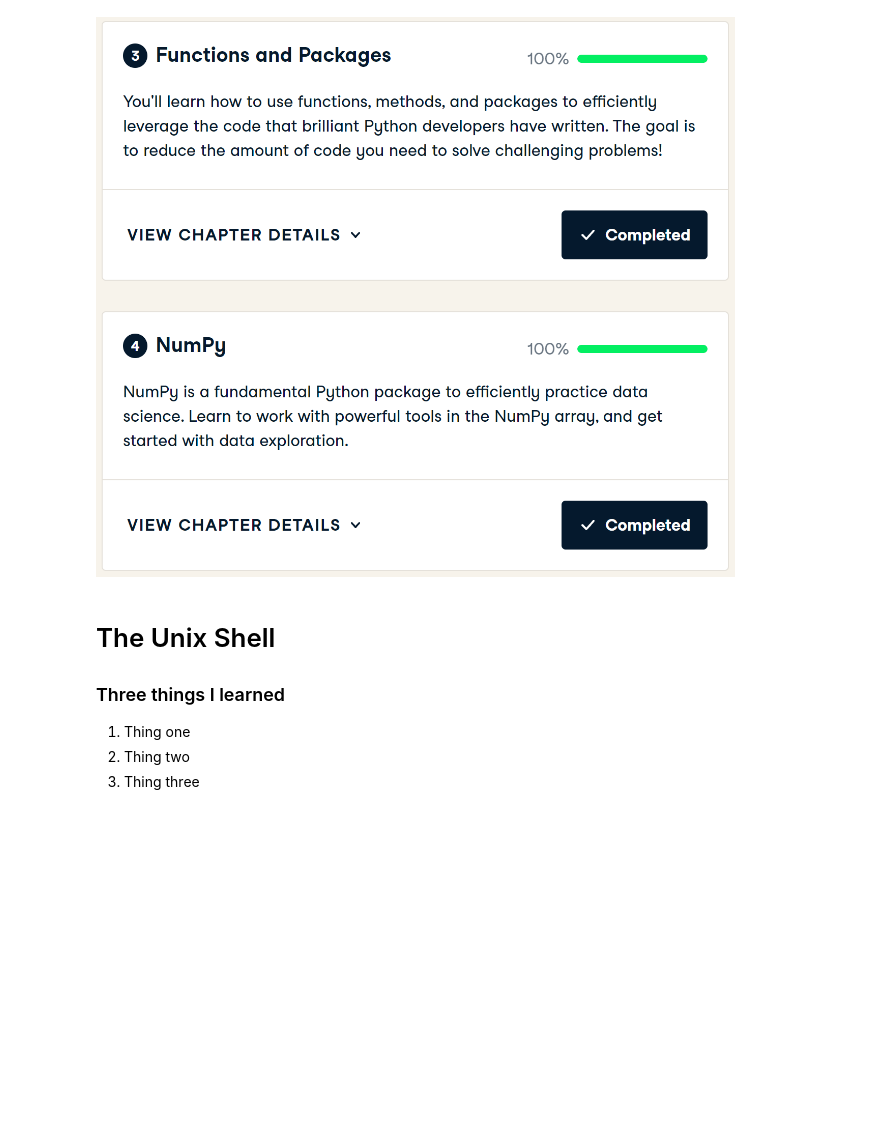
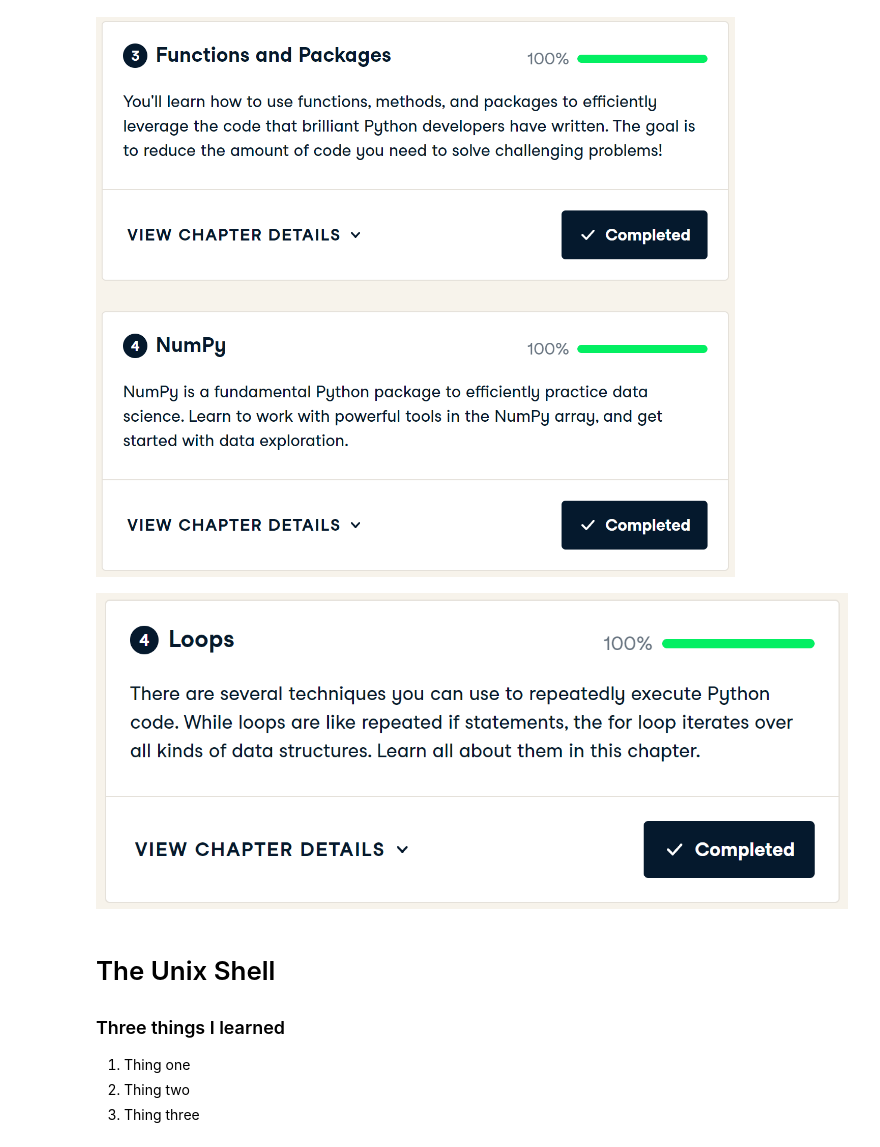
Before and after one commit to artolon/HW3-Numpy-Intro, a Jupyter notebook: week_03_homework_AT.ipynb, the cells around one changed output. Saved outputs shown, nothing was run; the diff lists cells and outputs as text; code cells hidden in the pictures; blank space fills up the shorter version.

Commit message:
Updated with Loops screenshot

```diff
--- a/week_03_homework_AT.ipynb
+++ b/week_03_homework_AT.ipynb
@@ -514,6 +514,10 @@ display.Image("PythonIntro1.png")
 display.Image("PythonIntro2.png")
 # %% [output]
 [figure]
+# %%
+display.Image("PythonLoops.png")
+# %% [output]
+[figure, added]
 # %% [markdown]
 # The Unix Shell
 ### Three things I learned
```
